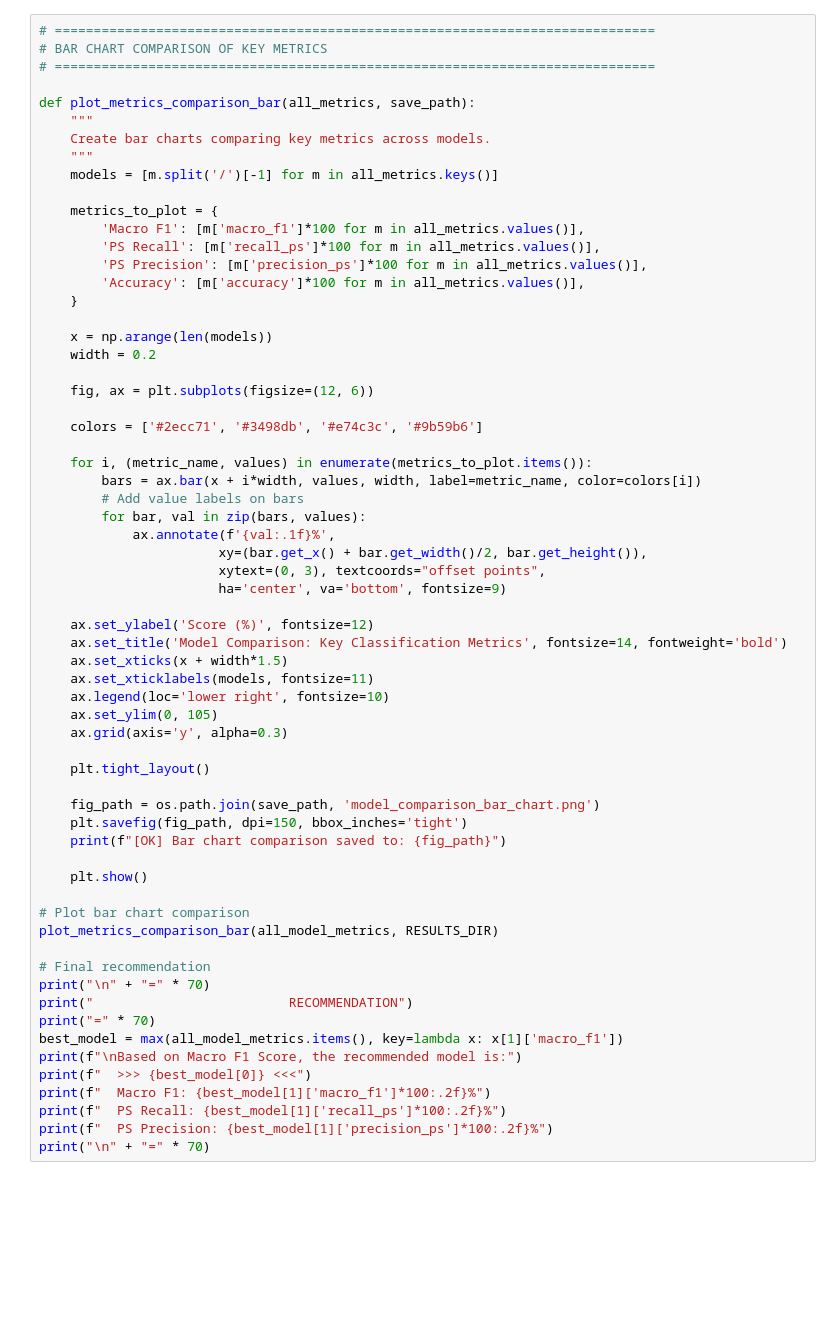
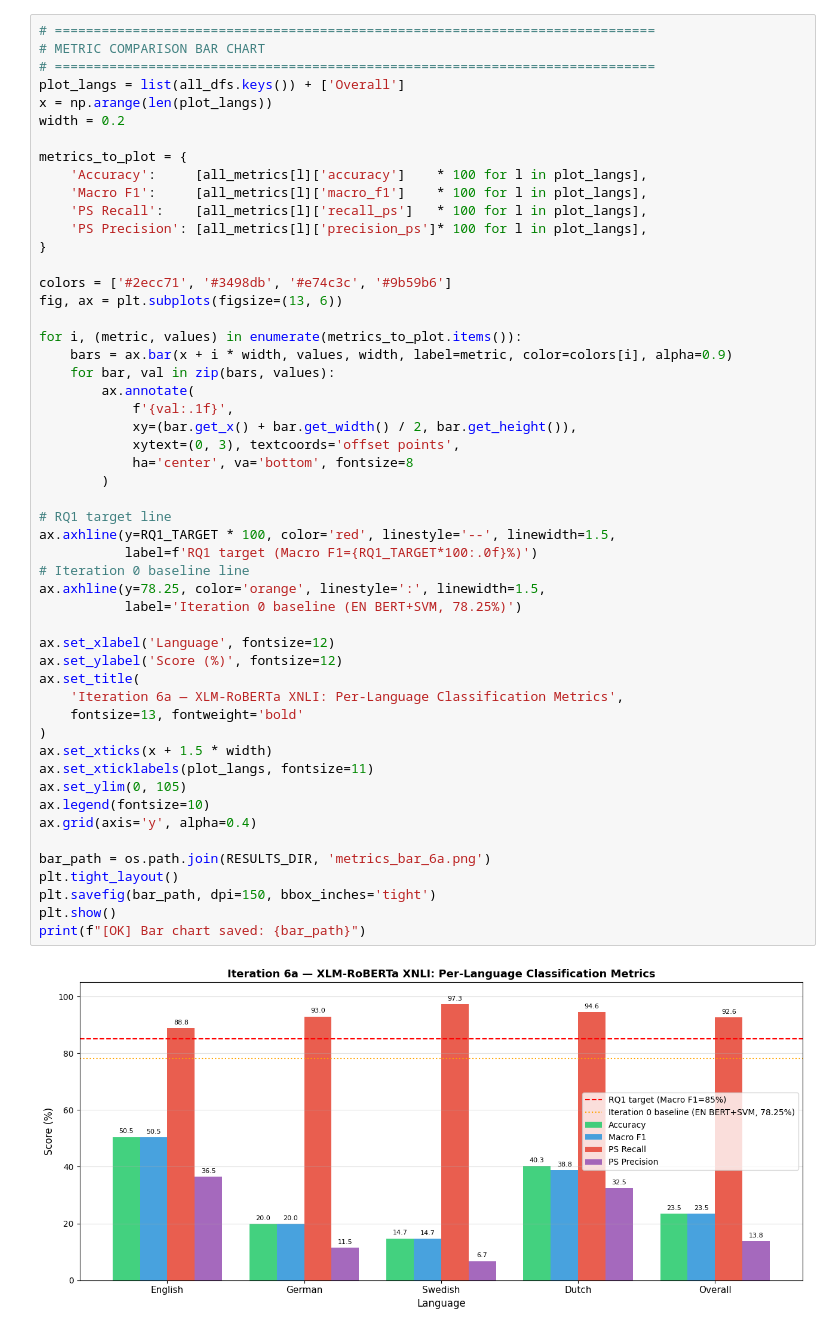
Before and after one commit to ShariarImroze/masterThesis2026, a Jupyter notebook: _Iterations/_iteration_7.ipynb, the cells around one changed output. Cells and saved outputs as stored; diff of their text form; blank space fills up the shorter version.

```diff
--- a/_Iterations/_iteration_7.ipynb
+++ b/_Iterations/_iteration_7.ipynb
@@ -1427,64 +617,54 @@ for model_name in MODELS_TO_COMPARE:
 # %%
 # =============================================================================
-# BAR CHART COMPARISON OF KEY METRICS
+# METRIC COMPARISON BAR CHART
 # =============================================================================
+plot_langs = list(all_dfs.keys()) + ['Overall']
+x = np.arange(len(plot_langs))
+width = 0.2
 
-def plot_metrics_comparison_bar(all_metrics, save_path):
-    """
-    Create bar charts comparing key metrics across models.
-    """
-    models = [m.split('/')[-1] for m in all_metrics.keys()]
+metrics_to_plot = {
+    'Accuracy':     [all_metrics[l]['accuracy']    * 100 for l in plot_langs],
+    'Macro F1':     [all_metrics[l]['macro_f1']    * 100 for l in plot_langs],
+    'PS Recall':    [all_metrics[l]['recall_ps']   * 100 for l in plot_langs],
+    'PS Precision': [all_metrics[l]['precision_ps']* 100 for l in plot_langs],
+}
 
-    metrics_to_plot = {
-        'Macro F1': [m['macro_f1']*100 for m in all_metrics.values()],
-        'PS Recall': [m['recall_ps']*100 for m in all_metrics.values()],
-        'PS Precision': [m['precision_ps']*100 for m in all_metrics.values()],
-        'Accuracy': [m['accuracy']*100 for m in all_metrics.values()],
-    }
+colors = ['#2ecc71', '#3498db', '#e74c3c', '#9b59b6']
+fig, ax = plt.subplots(figsize=(13, 6))
 
-    x = np.arange(len(models))
-    width = 0.2
+for i, (metric, values) in enumerate(metrics_to_plot.items()):
+    bars = ax.bar(x + i * width, values, width, label=metric, color=colors[i], alpha=0.9)
+    for bar, val in zip(bars, values):
+        ax.annotate(
+            f'{val:.1f}',
+            xy=(bar.get_x() + bar.get_width() / 2, bar.get_height()),
+            xytext=(0, 3), textcoords='offset points',
+            ha='center', va='bottom', fontsize=8
+        )
 
-    fig, ax = plt.subplots(figsize=(12, 6))
+# RQ1 target line
+ax.axhline(y=RQ1_TARGET * 100, color='red', linestyle='--', linewidth=1.5,
+           label=f'RQ1 target (Macro F1={RQ1_TARGET*100:.0f}%)')
+# Iteration 0 baseline line
+ax.axhline(y=78.25, color='orange', linestyle=':', linewidth=1.5,
+           label='Iteration 0 baseline (EN BERT+SVM, 78.25%)')
 
-    colors = ['#2ecc71', '#3498db', '#e74c3c', '#9b59b6']
+ax.set_xlabel('Language', fontsize=12)
+ax.set_ylabel('Score (%)', fontsize=12)
+ax.set_title(
+    'Iteration 6a — XLM-RoBERTa XNLI: Per-Language Classification Metrics',
+    fontsize=13, fontweight='bold'
+)
+ax.set_xticks(x + 1.5 * width)
+ax.set_xticklabels(plot_langs, fontsize=11)
+ax.set_ylim(0, 105)
+ax.legend(fontsize=10)
+ax.grid(axis='y', alpha=0.4)
 
-    for i, (metric_name, values) in enumerate(metrics_to_plot.items()):
-        bars = ax.bar(x + i*width, values, width, label=metric_name, color=colors[i])
-        # Add value labels on bars
-        for bar, val in zip(bars, values):
-            ax.annotate(f'{val:.1f}%',
-                       xy=(bar.get_x() + bar.get_width()/2, bar.get_height()),
-                       xytext=(0, 3), textcoords="offset points",
-                       ha='center', va='bottom', fontsize=9)
-
-    ax.set_ylabel('Score (%)', fontsize=12)
-    ax.set_title('Model Comparison: Key Classification Metrics', fontsize=14, fontweight='bold')
-    ax.set_xticks(x + width*1.5)
-    ax.set_xticklabels(models, fontsize=11)
-    ax.legend(loc='lower right', fontsize=10)
-    ax.set_ylim(0, 105)
-    ax.grid(axis='y', alpha=0.3)
-
-    plt.tight_layout()
-
-    fig_path = os.path.join(save_path, 'model_comparison_bar_chart.png')
-    plt.savefig(fig_path, dpi=150, bbox_inches='tight')
-    print(f"[OK] Bar chart comparison saved to: {fig_path}")
-
-    plt.show()
-
-# Plot bar chart comparison
-plot_metrics_comparison_bar(all_model_metrics, RESULTS_DIR)
-
-# Final recommendation
-print("\n" + "=" * 70)
-print("                         RECOMMENDATION")
-print("=" * 70)
-best_model = max(all_model_metrics.items(), key=lambda x: x[1]['macro_f1'])
-print(f"\nBased on Macro F1 Score, the recommended model is:")
-print(f"  >>> {best_model[0]} <<<")
-print(f"  Macro F1: {best_model[1]['macro_f1']*100:.2f}%")
-print(f"  PS Recall: {best_model[1]['recall_ps']*100:.2f}%")
-print(f"  PS Precision: {best_model[1]['precision_ps']*100:.2f}%")
-print("\n" + "=" * 70)
+bar_path = os.path.join(RESULTS_DIR, 'metrics_bar_6a.png')
+plt.tight_layout()
+plt.savefig(bar_path, dpi=150, bbox_inches='tight')
+plt.show()
+print(f"[OK] Bar chart saved: {bar_path}")
+# %% [output]
+[figure, added]
```
Also changed, not shown: parts of 26 cells of this notebook, 29 other files.
